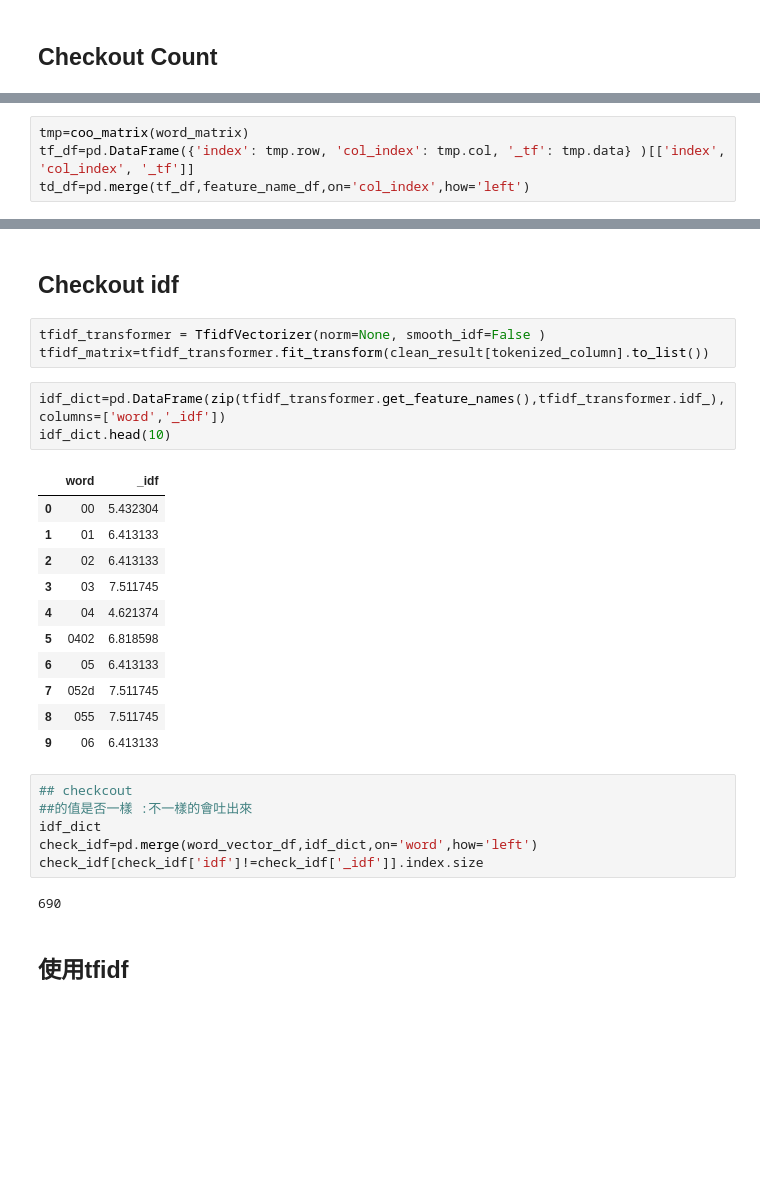
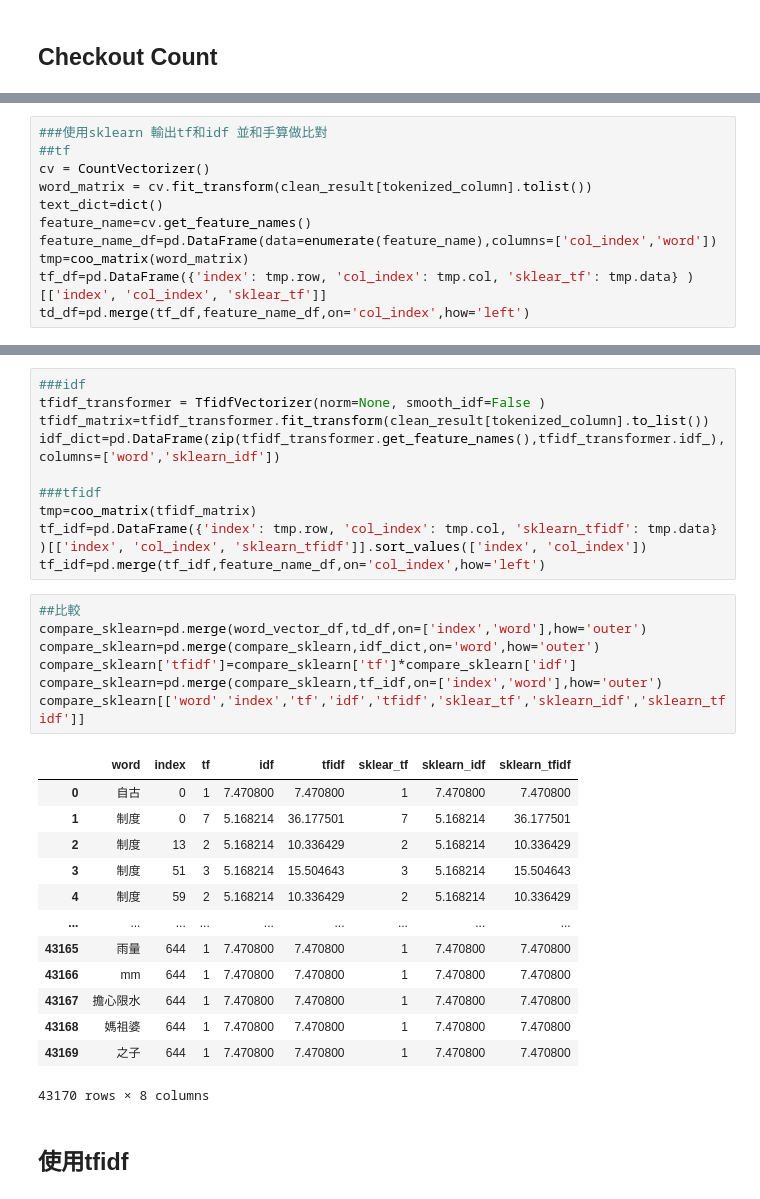
Before and after one commit to jjudy60334/tfidf_demo, a Jupyter notebook: tfidf_demo.ipynb, the cells around one changed output, grey strips where cells are left out. Cells and saved outputs as stored; diff of their text form; blank space fills up the shorter version.

```diff
--- a/tfidf_demo.ipynb
+++ b/tfidf_demo.ipynb
@@ -235,4 +288,11 @@ feature_name_df=pd.DataFrame(data=enumerate(feature_name),columns=['col_index','
 # %%
+###使用sklearn 輸出tf和idf 並和手算做比對
+##tf
+cv = CountVectorizer()
+word_matrix = cv.fit_transform(clean_result[tokenized_column].tolist())
+text_dict=dict()
+feature_name=cv.get_feature_names()
+feature_name_df=pd.DataFrame(data=enumerate(feature_name),columns=['col_index','word'])
 tmp=coo_matrix(word_matrix)
-tf_df=pd.DataFrame({'index': tmp.row, 'col_index': tmp.col, '_tf': tmp.data} )[['index', 'col_index', '_tf']]
+tf_df=pd.DataFrame({'index': tmp.row, 'col_index': tmp.col, 'sklear_tf': tmp.data} )[['index', 'col_index', 'sklear_tf']]
 td_df=pd.merge(tf_df,feature_name_df,on='col_index',how='left')
@@ -244,31 +299,34 @@ compare_tf[compare_tf['_tf']!=compare_tf['tf']].index.size
-# %% [markdown]
-## Checkout idf
-# %%
-tfidf_transformer = TfidfVectorizer(norm=None, smooth_idf=False )
-tfidf_matrix=tfidf_transformer.fit_transform(clean_result[tokenized_column].to_list())
-# %%
-idf_dict=pd.DataFrame(zip(tfidf_transformer.get_feature_names(),tfidf_transformer.idf_),columns=['word','_idf'])
-idf_dict.head(10)
-# %% [output]
-|  | word | _idf |
-| 0 | 00 | 5.432304 |
-| 1 | 01 | 6.413133 |
-| 2 | 02 | 6.413133 |
-| 3 | 03 | 7.511745 |
-| 4 | 04 | 4.621374 |
-| 5 | 0402 | 6.818598 |
-| 6 | 05 | 6.413133 |
-| 7 | 052d | 7.511745 |
-| 8 | 055 | 7.511745 |
-| 9 | 06 | 6.413133 |
-# %%
-## checkcout
-##的值是否一樣 :不一樣的會吐出來
-idf_dict
-check_idf=pd.merge(word_vector_df,idf_dict,on='word',how='left')
-check_idf[check_idf['idf']!=check_idf['_idf']].index.size
-# %% [output]
-690
+# %%
+###idf
+tfidf_transformer = TfidfVectorizer(norm=None, smooth_idf=False )
+tfidf_matrix=tfidf_transformer.fit_transform(clean_result[tokenized_column].to_list())
+idf_dict=pd.DataFrame(zip(tfidf_transformer.get_feature_names(),tfidf_transformer.idf_),columns=['word','sklearn_idf'])
+
+###tfidf
+tmp=coo_matrix(tfidf_matrix)
+tf_idf=pd.DataFrame({'index': tmp.row, 'col_index': tmp.col, 'sklearn_tfidf': tmp.data} )[['index', 'col_index', 'sklearn_tfidf']].sort_values(['index', 'col_index'])
+tf_idf=pd.merge(tf_idf,feature_name_df,on='col_index',how='left')
+# %%
+##比較
+compare_sklearn=pd.merge(word_vector_df,td_df,on=['index','word'],how='outer')
+compare_sklearn=pd.merge(compare_sklearn,idf_dict,on='word',how='outer')
+compare_sklearn['tfidf']=compare_sklearn['tf']*compare_sklearn['idf']
+compare_sklearn=pd.merge(compare_sklearn,tf_idf,on=['index','word'],how='outer')
+compare_sklearn[['word','index','tf','idf','tfidf','sklear_tf','sklearn_idf','sklearn_tfidf']]
+# %% [output]
+|  | word | index | tf | idf | tfidf | sklear_tf | sklearn_idf | sklearn_tfidf |
+| 0 | 自古 | 0 | 1 | 7.470800 | 7.470800 | 1 | 7.470800 | 7.470800 |
+| 1 | 制度 | 0 | 7 | 5.168214 | 36.177501 | 7 | 5.168214 | 36.177501 |
+| 2 | 制度 | 13 | 2 | 5.168214 | 10.336429 | 2 | 5.168214 | 10.336429 |
+| 3 | 制度 | 51 | 3 | 5.168214 | 15.504643 | 3 | 5.168214 | 15.504643 |
+| 4 | 制度 | 59 | 2 | 5.168214 | 10.336429 | 2 | 5.168214 | 10.336429 |
+| ... | ... | ... | ... | ... | ... | ... | ... | ... |
+| 43165 | 雨量 | 644 | 1 | 7.470800 | 7.470800 | 1 | 7.470800 | 7.470800 |
+| 43166 | mm | 644 | 1 | 7.470800 | 7.470800 | 1 | 7.470800 | 7.470800 |
+| 43167 | 擔心限水 | 644 | 1 | 7.470800 | 7.470800 | 1 | 7.470800 | 7.470800 |
+| 43168 | 媽祖婆 | 644 | 1 | 7.470800 | 7.470800 | 1 | 7.470800 | 7.470800 |
+| 43169 | 之子 | 644 | 1 | 7.470800 | 7.470800 | 1 | 7.470800 | 7.470800 |
+43170 rows × 8 columns
 # %% [markdown]
 ## 使用tfidf
 # %%
```
Also changed, not shown: parts of 41 cells of this notebook, 3 other files.
